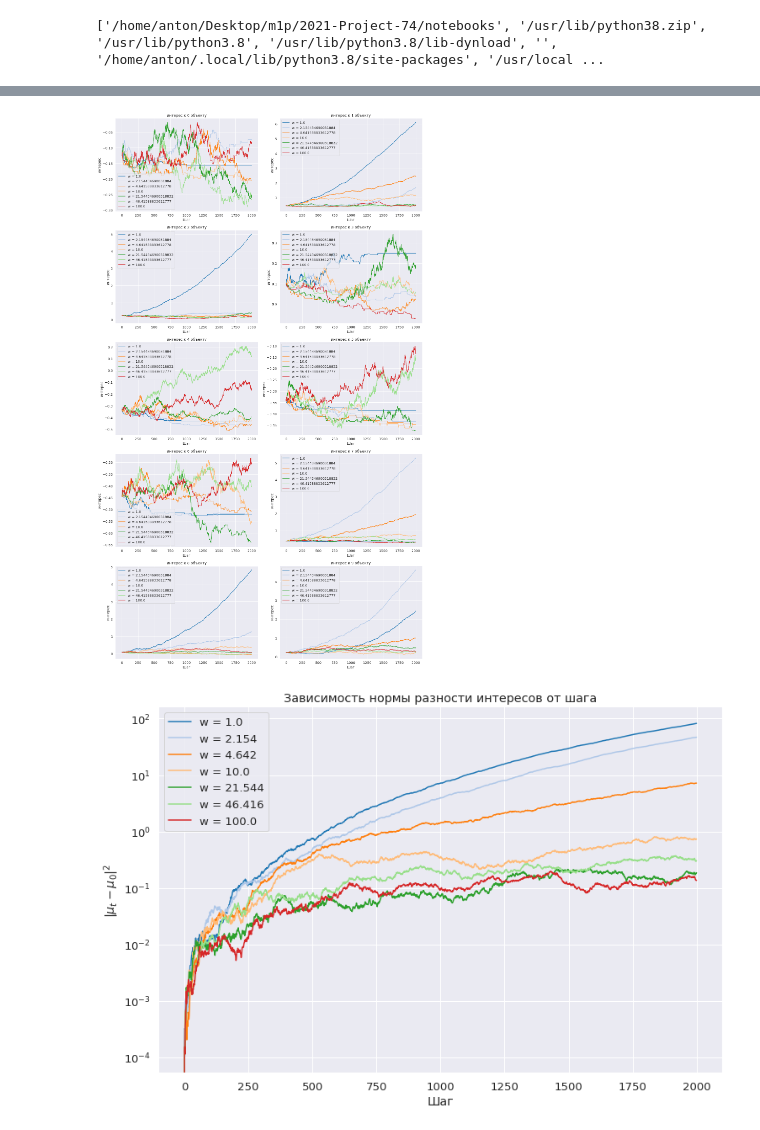
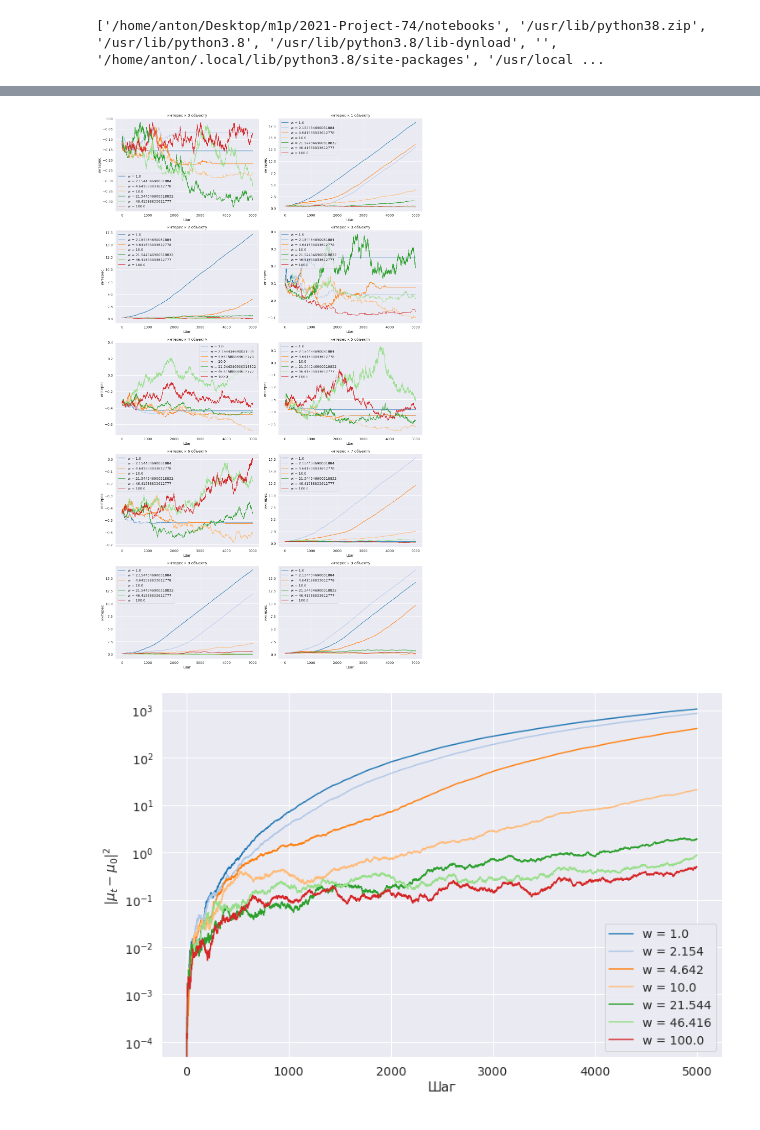
Before and after one commit to prog-autom/bandit-loops, a Jupyter notebook: notebooks/exp.ipynb, the cells around one changed output, grey strips where cells are left out. Cells and saved outputs as stored; diff of their text form; code cells hidden in the pictures.

```diff
--- a/notebooks/exp.ipynb
+++ b/notebooks/exp.ipynb
@@ -7,14 +7,15 @@ import pandas as pd
 import seaborn as sns
 import matplotlib.pyplot as plt
 import random
+from tqdm import tqdm
 
 import sys, os
-sys.path += [os.path.abspath(os.pardir + '/code')]
+sys.path += [os.path.abspath(os.pardir + '/src')]
 print(sys.path)
 
 from experiment import init_random_state, BanditLoopExperiment, get_ts_model
 
-sns.set(font_scale=1.2, palette='tab20')
+sns.set(font_scale=1.3, palette='tab20')
 # %% [output]
 ['/home/anton/Desktop/m1p/2021-Project-74/notebooks', '/usr/lib/python38.zip', '/usr/lib/python3.8', '/usr/lib/python3.8/lib-dynload', '', '/home/anton/.local/lib/python3.8/site-packages', '/usr/local ...
 # %%
@@ -50,13 +51,14 @@ Q = 1
 ws = np.logspace(0, 2, 7)
 b = 0.0
 
-T = 2000
+T = 5000
 M = 10
 l = 4
 # %%
 interests, TS_paramss, responses = [], [], []
 # %%
-for w in ws:
+%%time
+for w in tqdm(ws):
     init_random_state(seed)
 
     bandit = lambda: get_ts_model(M=M, l=l)
@@ -96,16 +101,15 @@ for m in range(M):
 
     plt.tight_layout()
 # %% [output]
-[figure, old version]
+[figure, new version]
 # %%
 plt.figure(figsize=(12, 8))
 for i, w in enumerate(ws):
     plt.plot(np.linalg.norm(interests[i] - interests[i][0], axis=1)**2, label=f'w = {round(w,3)}')
 plt.yscale('log')
 plt.ylabel(r'$\|\mu_t - \mu_0 \|^2$')
-plt.title('Зависимость нормы разности интересов от шага')
 plt.legend()
 plt.xlabel('Шаг')
 plt.savefig('norm_interest.pdf')
 # %% [output]
-[figure, old version]
+[figure, new version]
```
Also changed, not shown: parts of 2 cells of this notebook, 4 other files.
